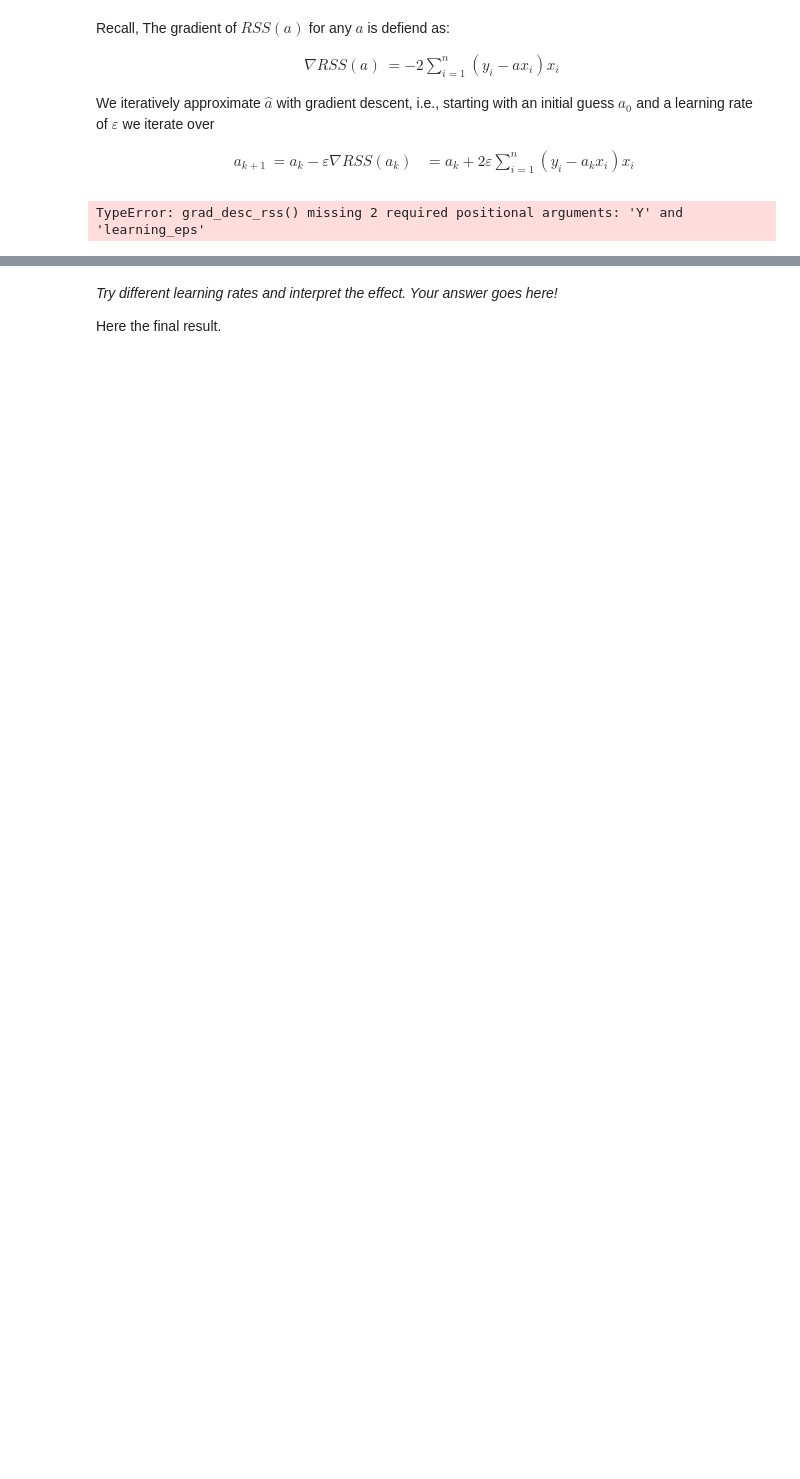
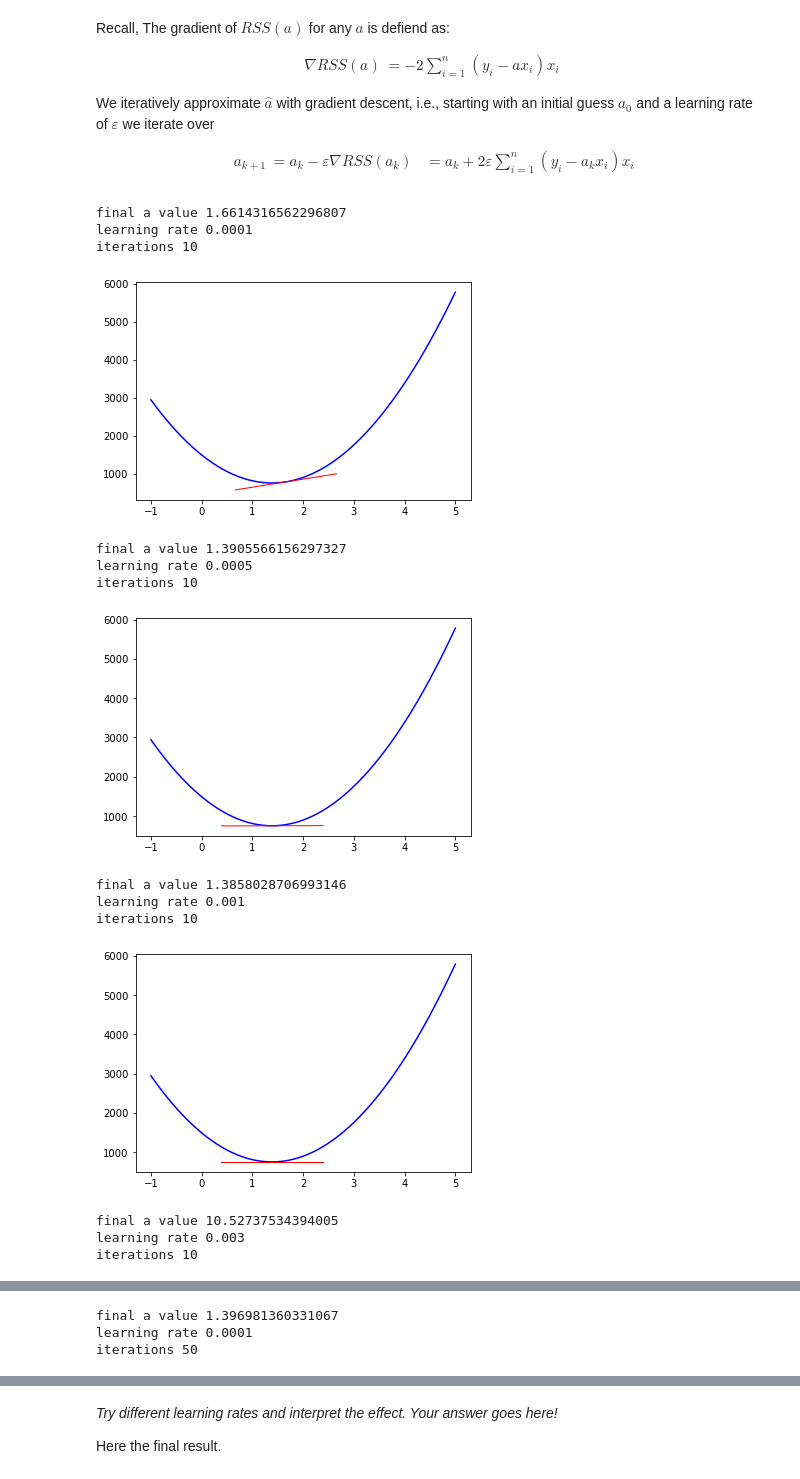
Before and after one commit to derekchased/Public-ML-Notebooks, a Jupyter notebook: DL_py_Numerical_Linear_Regression.ipynb, the cells around one changed output, grey strips where cells are left out. Drawn from its saved outputs; the diff is of its cells as text; code cells hidden in the pictures; blank space fills up the shorter version.

```diff
--- a/DL_py_Numerical_Linear_Regression.ipynb
+++ b/DL_py_Numerical_Linear_Regression.ipynb
@@ -120,12 +121,48 @@ def grad_desc_rss(K, a0, X, Y, learning_eps,):
     a_s[0] = a0
     for k in range(1,K+1):
         a_s[k]= a_s[k-1] - learning_eps * grad_rss_point(a_s[k-1],X,Y);
+    return a_s
-# %%
-K = 10;
-learning_eps_list = [0.001, 0.0001, 0.003]
-a_s = []
-for learning_eps in learning_eps_list:
-    a_s.append(grad_desc_rss(K, a0, X, Y,learning_eps))
-print(a_s)
-# %% [output]
-TypeError: grad_desc_rss() missing 2 required positional arguments: 'Y' and 'learning_eps'
+# %%
+K = [10,50,100] # iterations
+learning_eps_list = [0.0001, .0005, 0.001, 0.003]
+a_s = []
+
+for k in K:
+    for learning_eps in learning_eps_list:
+        curr_a_s = grad_desc_rss(k, a0, X, Y, learning_eps)
+        a_s.append(curr_a_s)
+
+        # plot the function
+        print("final a value",curr_a_s[-1])
+        print("learning rate",learning_eps)
+        print("iterations",k)
+        a_range = np.linspace(a0-3,a0+3,61)
+        plt.plot(a_range,rss_range(a_range, X, Y),'b')
+
+        # print all slopes
+    #     a_range = np.linspace(a0-1,a0+1,61)
+    #     for curr_a_s_point in curr_a_s:
+    #         plt.plot(a_range,grad_rss_slope(a_range, curr_a_s_point, X, Y),'r',linewidth=1)
+
+        # print final slope
+        a_range = np.linspace(curr_a_s[-1]-1,curr_a_s[-1]+1,61)
+        plt.plot(a_range,grad_rss_slope(a_range, curr_a_s[-1], X, Y),'r',linewidth=1)
+
+
+        plt.show()
+# %% [output]
+final a value 1.6614316562296807
+learning rate 0.0001
+iterations 10
+[figure, added]
+final a value 1.3905566156297327
+learning rate 0.0005
+iterations 10
+[figure, added]
+final a value 1.3858028706993146
+learning rate 0.001
+iterations 10
+[figure, added]
+final a value 10.52737534394005
+learning rate 0.003
+iterations 10
@@ -131,0 +170,3 @@ TypeError: grad_desc_rss() missing 2 required positional arguments: 'Y' and 'lea
+final a value 1.396981360331067
+learning rate 0.0001
+iterations 50
```
Also changed, not shown: parts of 24 cells of this notebook.
